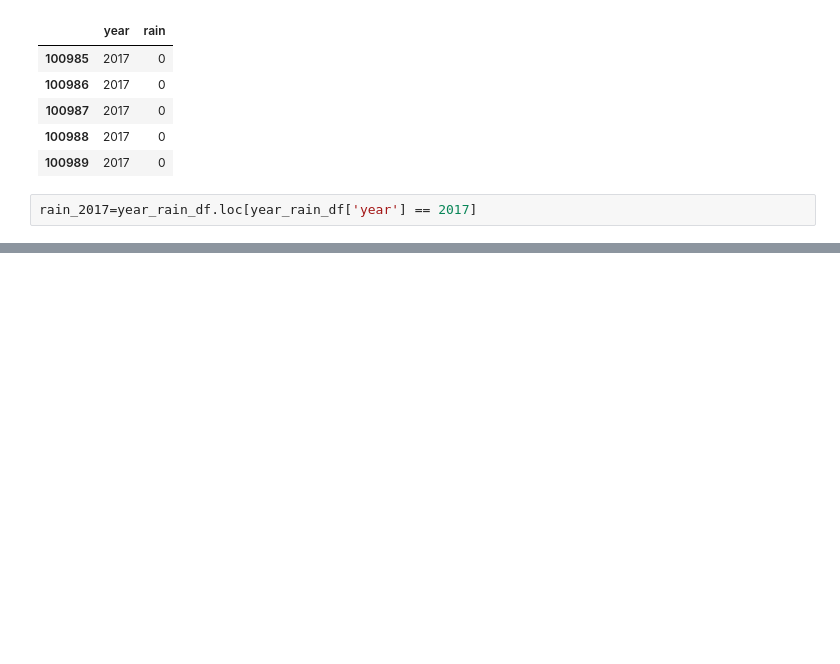
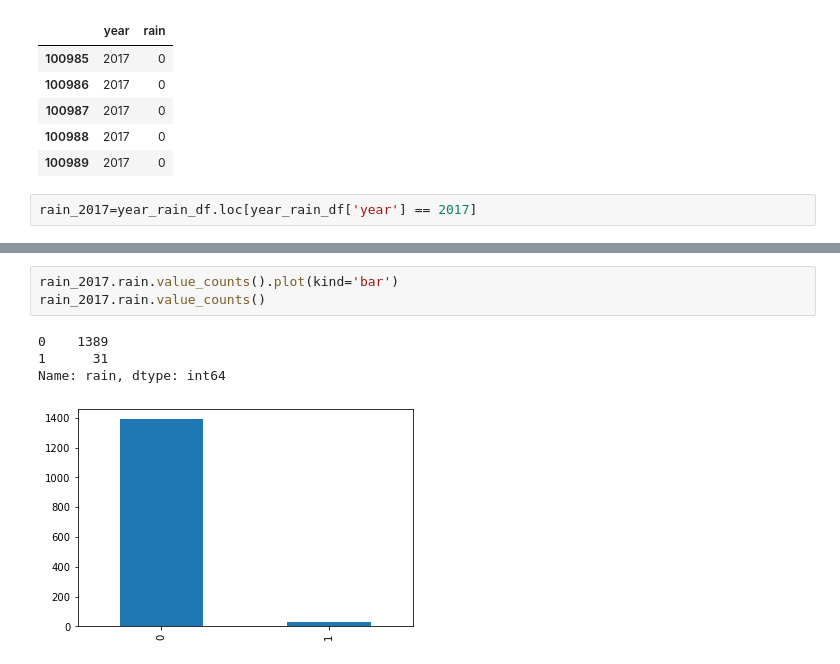
Before and after one commit to Ne04ever/delhi_weather-2017, a Jupyter notebook: Untitled.ipynb, the cells around one changed output, grey strips where cells are left out. Drawn from its saved outputs; the diff is of its cells as text; blank space fills up the shorter version.

```diff
--- a/Untitled.ipynb
+++ b/Untitled.ipynb
@@ -134,0 +136,8 @@ rain_2017=year_rain_df.loc[year_rain_df['year'] == 2017]
+# %%
+rain_2017.rain.value_counts().plot(kind='bar')
+rain_2017.rain.value_counts()
+# %% [output]
+0    1389
+1      31
+Name: rain, dtype: int64
+[figure, added]
```
Also changed, not shown: parts of 3 cells of this notebook, 1 other file.
